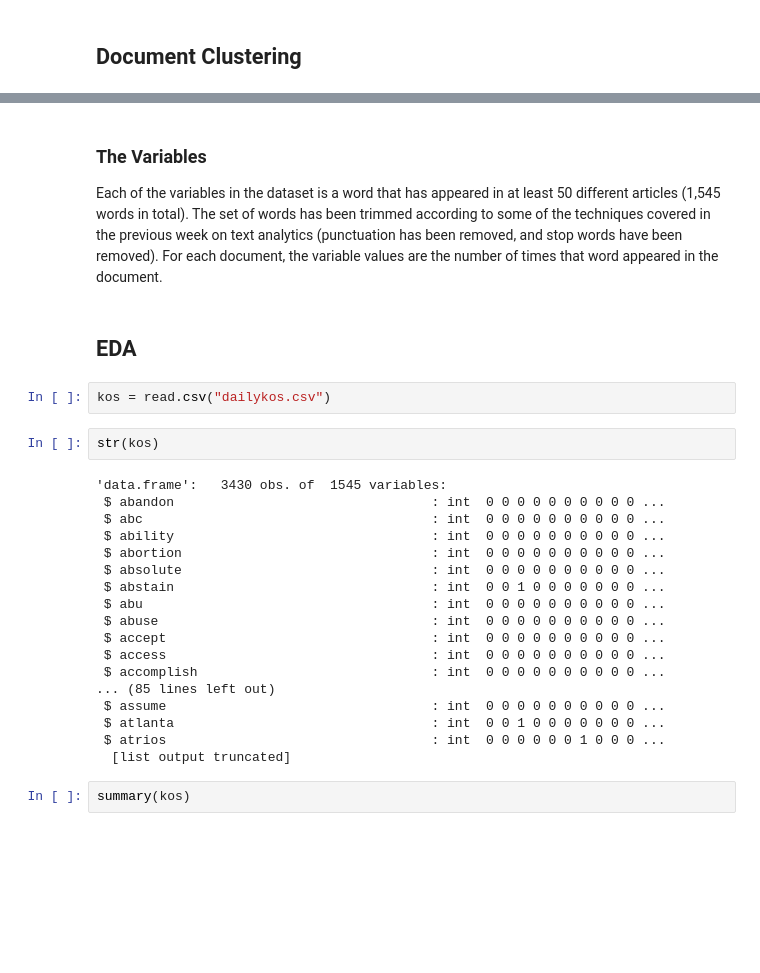
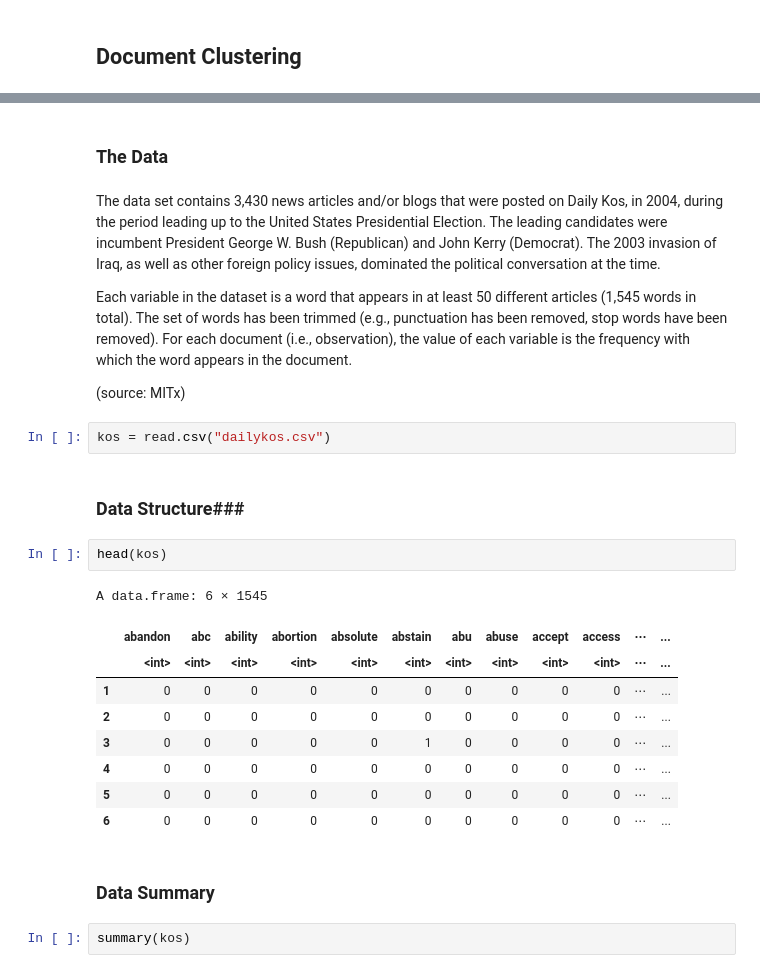
Before and after one commit to RDallavia/MITxDataAnalyticsEdge, a Jupyter notebook: Clustering/DocumentClustering - DailyKos.ipynb, the cells around one changed output, grey strips where cells are left out. Drawn from its saved outputs; the diff is of its cells as text; blank space fills up the shorter version.

```diff
--- a/Clustering/DocumentClustering - DailyKos.ipynb
+++ b/Clustering/DocumentClustering - DailyKos.ipynb
@@ -22,31 +28,29 @@ The file dailykos.csv contains data on 3,430 news articles or blogs that have be
+# %% [markdown]
+### The Data ###
 # %% [markdown]
-### The Variables ###
+The data set contains 3,430 news articles and/or blogs that were posted on Daily Kos, in 2004, during the period leading up to the United States Presidential Election. The leading candidates were incumbent President George W. Bush (Republican) and John Kerry (Democrat). The 2003 invasion of Iraq, as well as other foreign policy issues, dominated the political conversation at the time.
 
-Each of the variables in the dataset is a word that has appeared in at least 50 different articles (1,545 words in total). The set of  words has been trimmed according to some of the techniques covered in the previous week on text analytics (punctuation has been removed, and stop words have been removed). For each document, the variable values are the number of times that word appeared in the document.
+Each variable in the dataset is a word that appears in at least 50 different articles (1,545 words in total). The set of words has been trimmed (e.g., punctuation has been removed, stop words have been removed). For each document (i.e., observation), the value of each variable is the frequency with which the word appears in the document.
+
+(source: MITx)
-# %% [markdown]
-## EDA ##
 # %%
 kos = read.csv("dailykos.csv")
+# %% [markdown]
+### Data Structure###
 # %%
-str(kos)
+head(kos)
 # %% [output]
-'data.frame':   3430 obs. of  1545 variables:
- $ abandon                                 : int  0 0 0 0 0 0 0 0 0 0 ...
- $ abc                                     : int  0 0 0 0 0 0 0 0 0 0 ...
- $ ability                                 : int  0 0 0 0 0 0 0 0 0 0 ...
- $ abortion                                : int  0 0 0 0 0 0 0 0 0 0 ...
- $ absolute                                : int  0 0 0 0 0 0 0 0 0 0 ...
- $ abstain                                 : int  0 0 1 0 0 0 0 0 0 0 ...
- $ abu                                     : int  0 0 0 0 0 0 0 0 0 0 ...
- $ abuse                                   : int  0 0 0 0 0 0 0 0 0 0 ...
- $ accept                                  : int  0 0 0 0 0 0 0 0 0 0 ...
- $ access                                  : int  0 0 0 0 0 0 0 0 0 0 ...
- $ accomplish                              : int  0 0 0 0 0 0 0 0 0 0 ...
-... (85 lines left out)
- $ assume                                  : int  0 0 0 0 0 0 0 0 0 0 ...
- $ atlanta                                 : int  0 0 1 0 0 0 0 0 0 0 ...
- $ atrios                                  : int  0 0 0 0 0 0 1 0 0 0 ...
-  [list output truncated]
+A data.frame: 6 × 1545
+|  | abandon | abc | ability | abortion | absolute | abstain | abu | abuse | accept | access | ⋯ | ... |
+|  | <int> | <int> | <int> | <int> | <int> | <int> | <int> | <int> | <int> | <int> | ⋯ | ... |
+| 1 | 0 | 0 | 0 | 0 | 0 | 0 | 0 | 0 | 0 | 0 | ⋯ | ... |
+| 2 | 0 | 0 | 0 | 0 | 0 | 0 | 0 | 0 | 0 | 0 | ⋯ | ... |
+| 3 | 0 | 0 | 0 | 0 | 0 | 1 | 0 | 0 | 0 | 0 | ⋯ | ... |
+| 4 | 0 | 0 | 0 | 0 | 0 | 0 | 0 | 0 | 0 | 0 | ⋯ | ... |
+| 5 | 0 | 0 | 0 | 0 | 0 | 0 | 0 | 0 | 0 | 0 | ⋯ | ... |
+| 6 | 0 | 0 | 0 | 0 | 0 | 0 | 0 | 0 | 0 | 0 | ⋯ | ... |
+# %% [markdown]
+### Data Summary ###
 # %%
 summary(kos)
 # %% [output]
```
Also changed, not shown: parts of 16 cells of this notebook.
